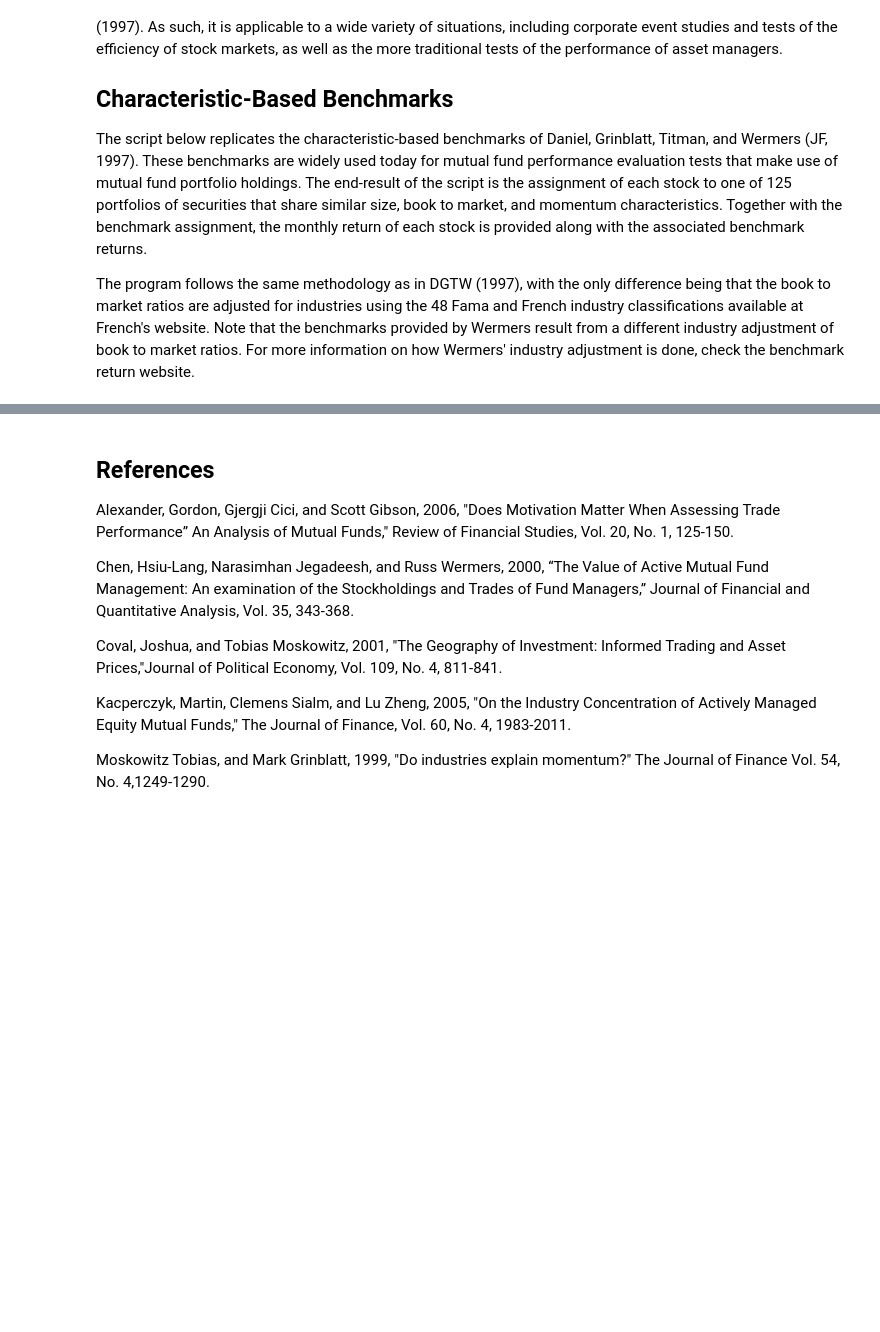
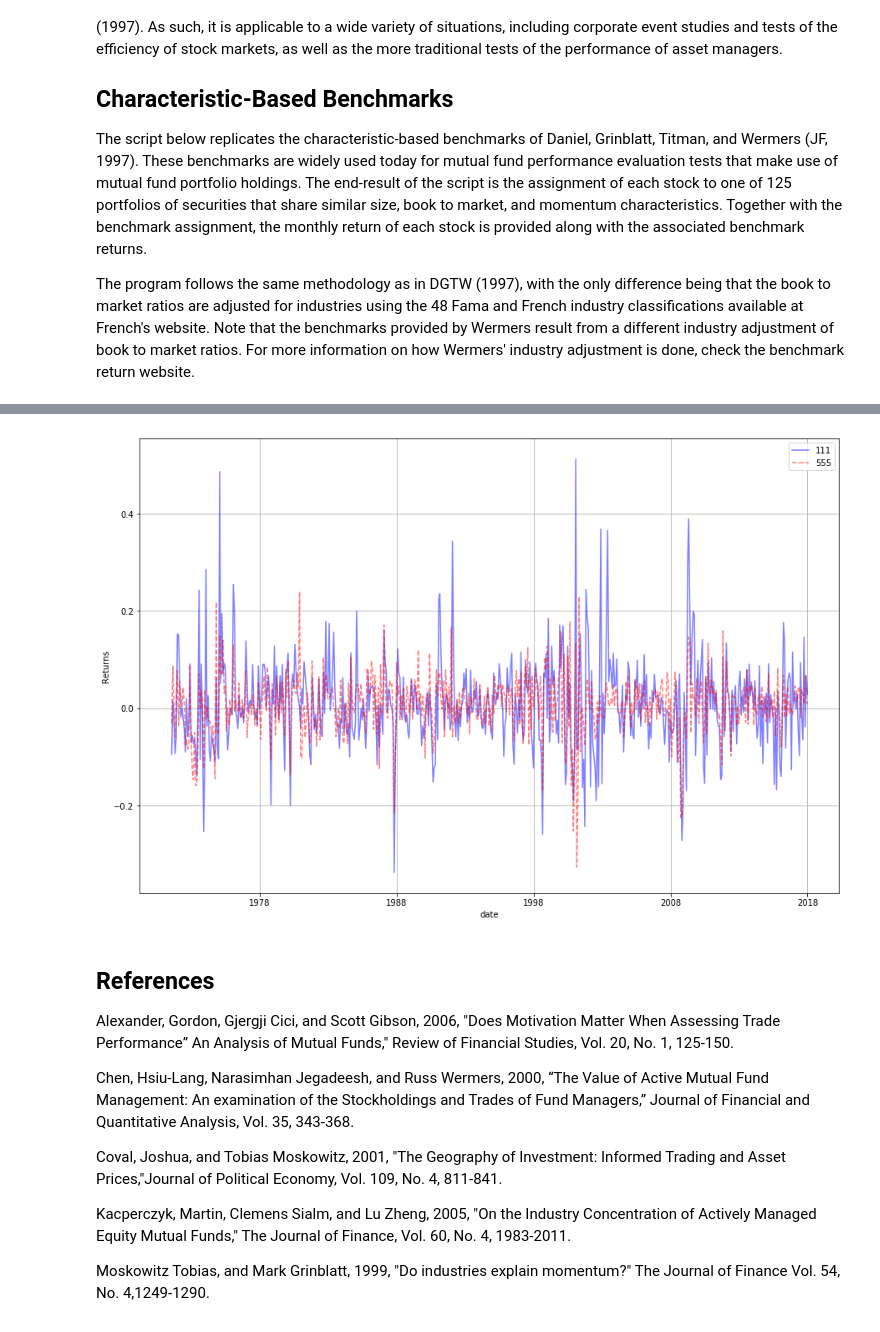
Before and after one commit to pakshingho/Finance-and-Economics, a Jupyter notebook: Finance/Size, Book to Market, Momentum Benchmarks.ipynb, the cells around one changed output, grey strips where cells are left out. Saved outputs shown, nothing was run; the diff lists cells and outputs as text; code cells hidden in the pictures; blank space fills up the shorter version.

```diff
--- a/Finance/Size, Book to Market, Momentum Benchmarks.ipynb
+++ b/Finance/Size, Book to Market, Momentum Benchmarks.ipynb
@@ -486,3 +489,13 @@ dgtw_returns = dgtw_returns.sort_values(['permno','date']).drop_duplicates()
+# %%
+plt.figure(figsize=(15,10))
+plt.plot(dgtw_vwret[dgtw_vwret.dgtw_port=='111'].date, dgtw_vwret[dgtw_vwret.dgtw_port=='111'].dgtw_vwret, 'b', alpha=0.5)
+plt.plot(dgtw_vwret[dgtw_vwret.dgtw_port=='515'].date, dgtw_vwret[dgtw_vwret.dgtw_port=='515'].dgtw_vwret, 'r--', alpha=0.5)
+plt.xlabel('date')
+plt.ylabel('Returns')
+plt.legend(['111', '555'])
+plt.grid(True)
+# %% [output]
+[figure, added]
 # %% [markdown]
 ## References
 Alexander, Gordon, Gjergji Cici, and Scott Gibson, 2006, "Does Motivation Matter When Assessing Trade Performance” An Analysis of Mutual Funds," Review of Financial Studies, Vol. 20, No. 1, 125-150.
```
Also changed, not shown: parts of 2 cells of this notebook, 3 other files.
